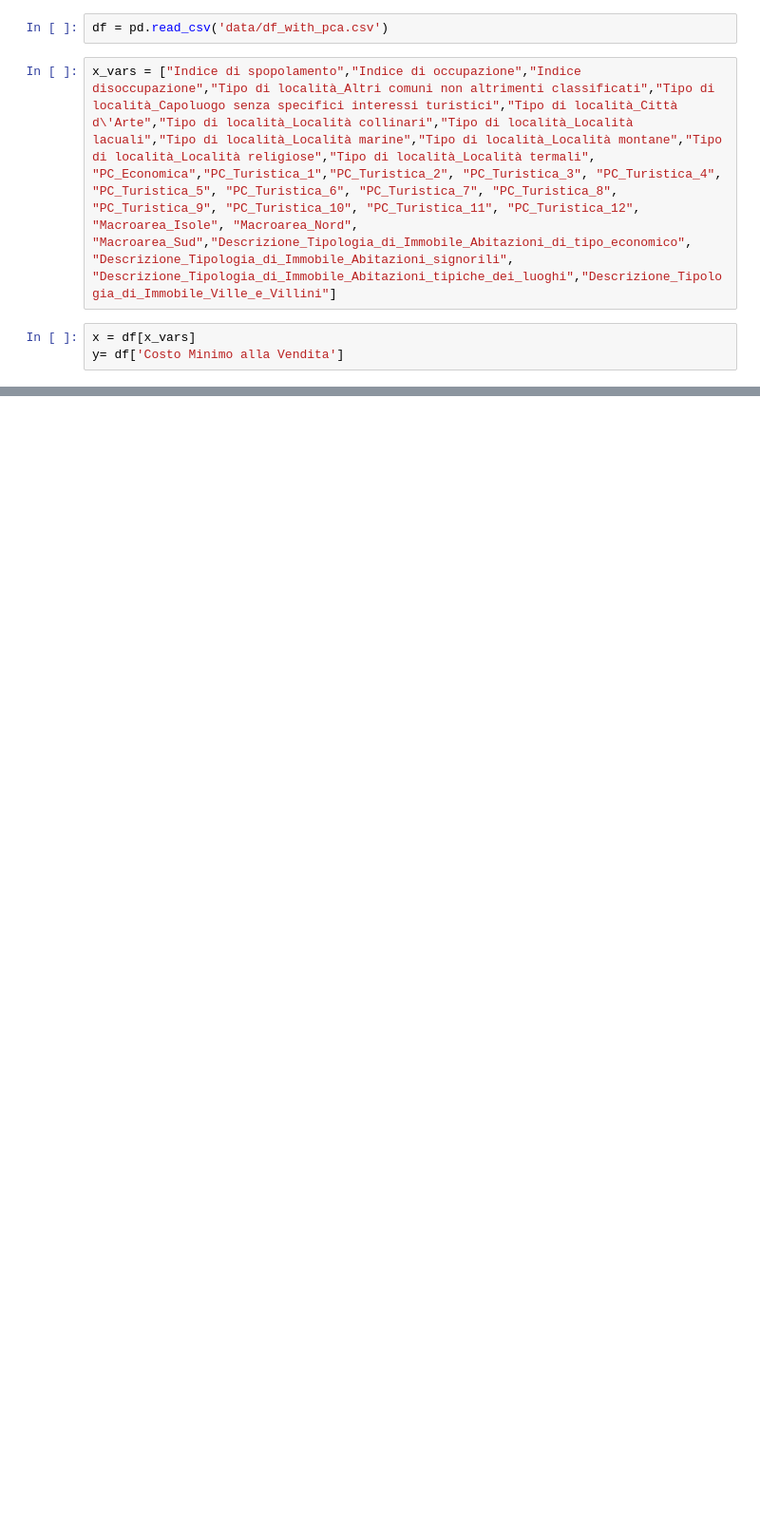
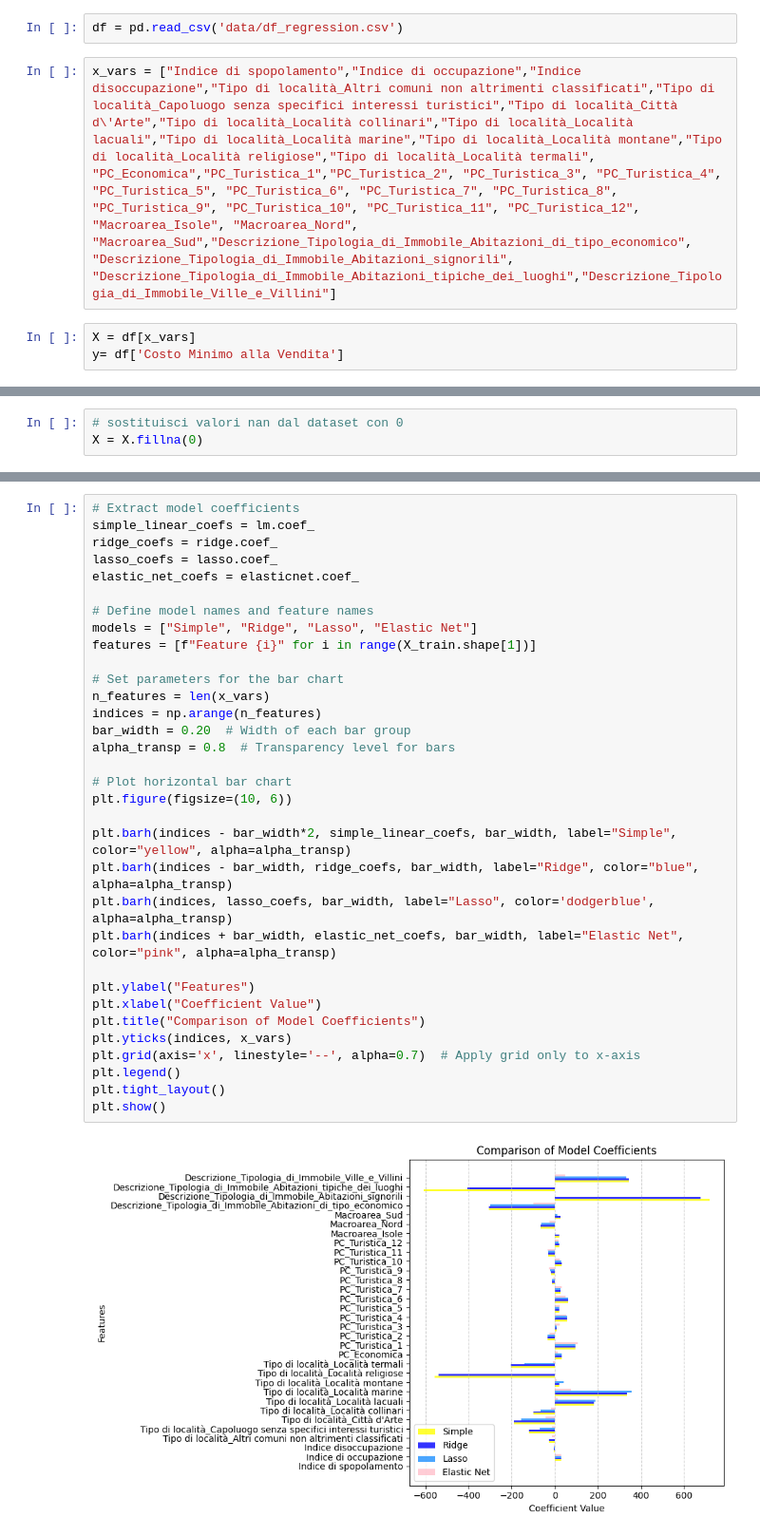
Before and after one commit to leonardoguida/real_estate_predictive_model, a Jupyter notebook: lasso_regression.ipynb, the cells around one changed output, grey strips where cells are left out. Shown at 95% size. Saved outputs shown, nothing was run; the diff lists cells and outputs as text; blank space fills up the shorter version.

Commit message:
finish lasso regression

```diff
--- a/lasso_regression.ipynb
+++ b/lasso_regression.ipynb
@@ -5,7 +9,7 @@ from sklearn.linear_model import LinearRegression, Ridge, Lasso, ElasticNet
 # %%
-df = pd.read_csv('data/df_with_pca.csv')
+df = pd.read_csv('data/df_regression.csv')
 # %%
 x_vars = ["Indice di spopolamento","Indice di occupazione","Indice disoccupazione","Tipo di località_Altri comuni non altrimenti classificati","Tipo di località_Capoluogo senza specifici interessi turistici","Tipo di località_Città d\'Arte","Tipo di località_Località collinari","Tipo di località_Località lacuali","Tipo di località_Località marine","Tipo di località_Località montane","Tipo di località_Località religiose","Tipo di località_Località termali", "PC_Economica","PC_Turistica_1","PC_Turistica_2", "PC_Turistica_3", "PC_Turistica_4", "PC_Turistica_5", "PC_Turistica_6", "PC_Turistica_7", "PC_Turistica_8", "PC_Turistica_9", "PC_Turistica_10", "PC_Turistica_11", "PC_Turistica_12", "Macroarea_Isole", "Macroarea_Nord", "Macroarea_Sud","Descrizione_Tipologia_di_Immobile_Abitazioni_di_tipo_economico", "Descrizione_Tipologia_di_Immobile_Abitazioni_signorili", "Descrizione_Tipologia_di_Immobile_Abitazioni_tipiche_dei_luoghi","Descrizione_Tipologia_di_Immobile_Ville_e_Villini"]
 # %%
-x = df[x_vars]
+X = df[x_vars]
 y= df['Costo Minimo alla Vendita']
@@ -13,0 +16,3 @@ KeyError: "['Macroarea_Isole', 'Macroarea_Nord', 'Macroarea_Sud', 'Descrizione_T
+# %%
+# sostituisci valori nan dal dataset con 0
+X = X.fillna(0)
@@ -13,0 +85,35 @@ KeyError: "['Macroarea_Isole', 'Macroarea_Nord', 'Macroarea_Sud', 'Descrizione_T
+# %%
+# Extract model coefficients
+simple_linear_coefs = lm.coef_
+ridge_coefs = ridge.coef_
+lasso_coefs = lasso.coef_
+elastic_net_coefs = elasticnet.coef_
+
+# Define model names and feature names
+models = ["Simple", "Ridge", "Lasso", "Elastic Net"]
+features = [f"Feature {i}" for i in range(X_train.shape[1])]
+
+# Set parameters for the bar chart
+n_features = len(x_vars)
+indices = np.arange(n_features)
+bar_width = 0.20  # Width of each bar group
+alpha_transp = 0.8  # Transparency level for bars
+
+# Plot horizontal bar chart
+plt.figure(figsize=(10, 6))
+
+plt.barh(indices - bar_width*2, simple_linear_coefs, bar_width, label="Simple", color="yellow", alpha=alpha_transp)
+plt.barh(indices - bar_width, ridge_coefs, bar_width, label="Ridge", color="blue", alpha=alpha_transp)
+plt.barh(indices, lasso_coefs, bar_width, label="Lasso", color='dodgerblue', alpha=alpha_transp)
+plt.barh(indices + bar_width, elastic_net_coefs, bar_width, label="Elastic Net", color="pink", alpha=alpha_transp)
+
+plt.ylabel("Features")
+plt.xlabel("Coefficient Value")
+plt.title("Comparison of Model Coefficients")
+plt.yticks(indices, x_vars)
+plt.grid(axis='x', linestyle='--', alpha=0.7)  # Apply grid only to x-axis
+plt.legend()
+plt.tight_layout()
+plt.show()
+# %% [output]
+[figure, added]
```
Also changed, not shown: parts of 6 cells of this notebook, 2 other files.
